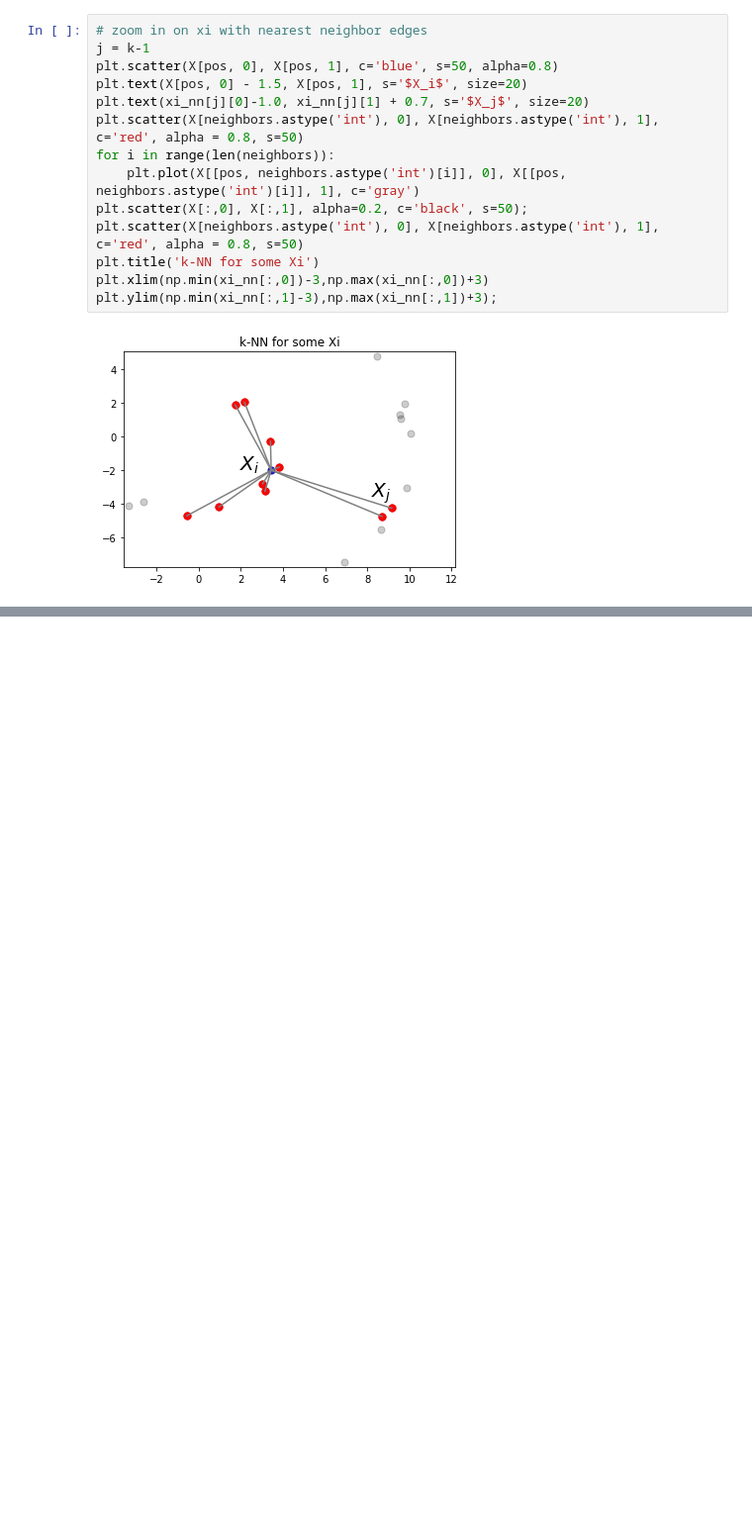
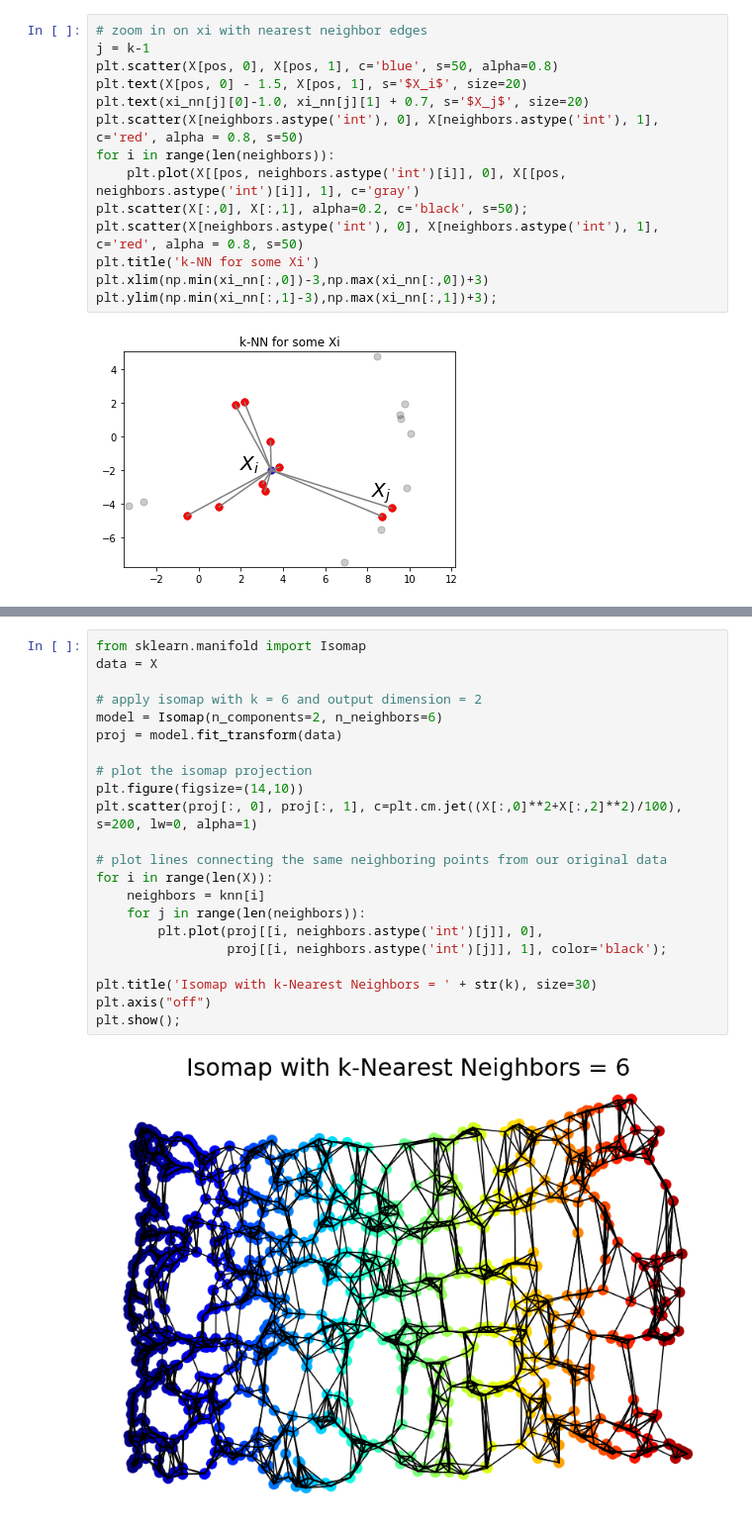
Before and after one commit to GAnagno/Dimensionality-Reduction, a Jupyter notebook: Isomap.ipynb, the cells around one changed output, grey strips where cells are left out. Shown at 99% size. Cells and saved outputs as stored; diff of their text form; blank space fills up the shorter version.

```diff
--- a/Isomap.ipynb
+++ b/Isomap.ipynb
@@ -97,0 +152,24 @@ plt.ylim(np.min(xi_nn[:,1]-3),np.max(xi_nn[:,1])+3);
+# %%
+from sklearn.manifold import Isomap
+data = X
+
+# apply isomap with k = 6 and output dimension = 2
+model = Isomap(n_components=2, n_neighbors=6)
+proj = model.fit_transform(data)
+
+# plot the isomap projection
+plt.figure(figsize=(14,10))
+plt.scatter(proj[:, 0], proj[:, 1], c=plt.cm.jet((X[:,0]**2+X[:,2]**2)/100), s=200, lw=0, alpha=1)
+
+# plot lines connecting the same neighboring points from our original data
+for i in range(len(X)):
+    neighbors = knn[i]
+    for j in range(len(neighbors)):
+        plt.plot(proj[[i, neighbors.astype('int')[j]], 0],
+                 proj[[i, neighbors.astype('int')[j]], 1], color='black');
+
+plt.title('Isomap with k-Nearest Neighbors = ' + str(k), size=30)
+plt.axis("off")
+plt.show();
+# %% [output]
+[figure, added]
```
Also changed, not shown: parts of 19 cells of this notebook.
